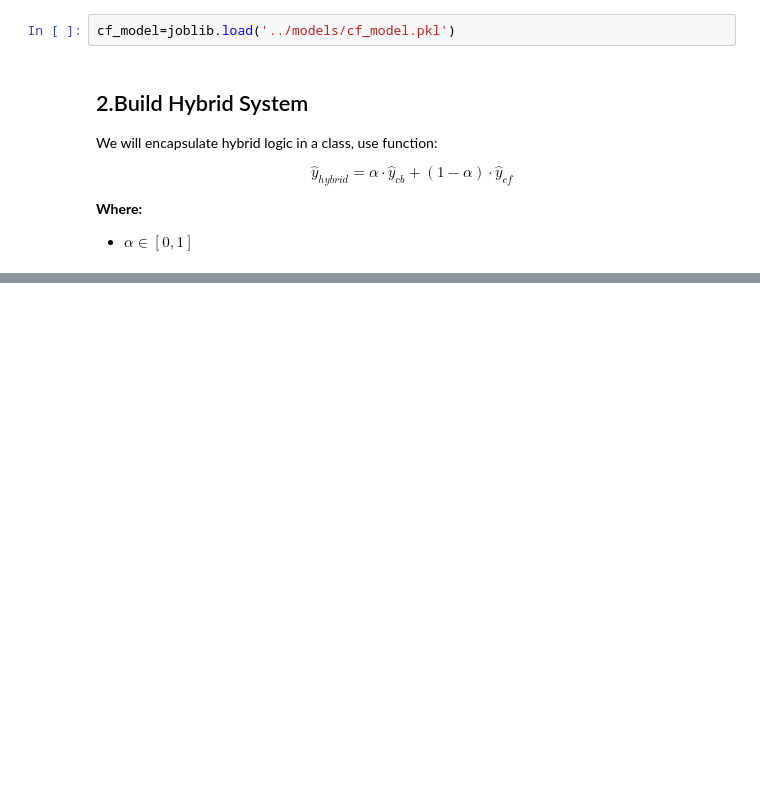
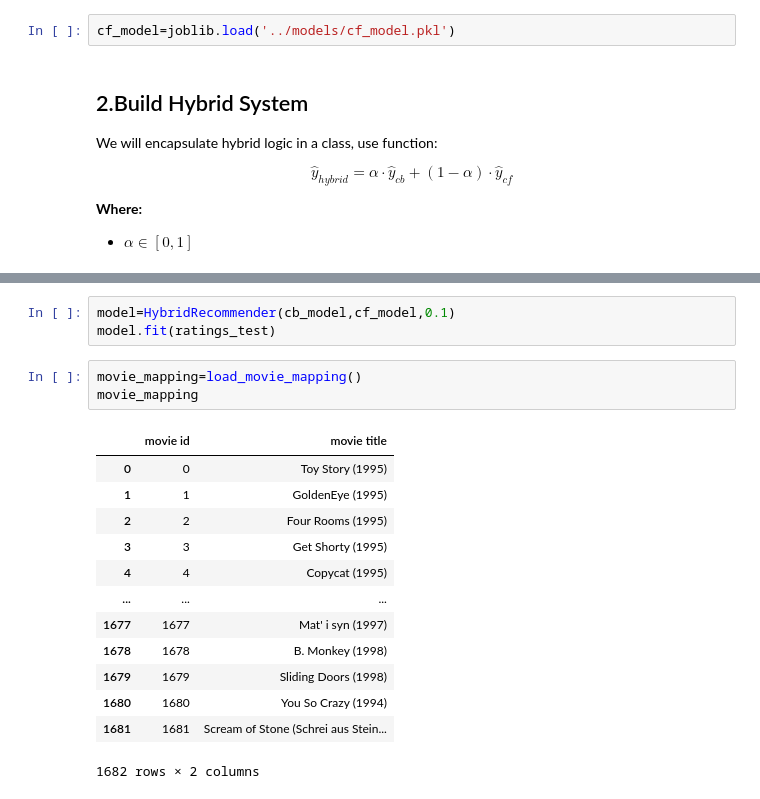
Before and after one commit to tuan0306/Recommendation-system, a Jupyter notebook: notebooks/Hybrid.ipynb, the cells around one changed output, grey strips where cells are left out. Cells and saved outputs as stored; diff of their text form; blank space fills up the shorter version.

```diff
--- a/notebooks/Hybrid.ipynb
+++ b/notebooks/Hybrid.ipynb
@@ -115,0 +159,20 @@ class HybridRecommender:
+# %%
+model=HybridRecommender(cb_model,cf_model,0.1)
+model.fit(ratings_test)
+# %%
+movie_mapping=load_movie_mapping()
+movie_mapping
+# %% [output]
+|  | movie id | movie title |
+| 0 | 0 | Toy Story (1995) |
+| 1 | 1 | GoldenEye (1995) |
+| 2 | 2 | Four Rooms (1995) |
+| 3 | 3 | Get Shorty (1995) |
+| 4 | 4 | Copycat (1995) |
+| ... | ... | ... |
+| 1677 | 1677 | Mat' i syn (1997) |
+| 1678 | 1678 | B. Monkey (1998) |
+| 1679 | 1679 | Sliding Doors (1998) |
+| 1680 | 1680 | You So Crazy (1994) |
+| 1681 | 1681 | Scream of Stone (Schrei aus Stein... |
+1682 rows × 2 columns
```
Also changed, not shown: parts of 13 cells of this notebook, 3 other files.
